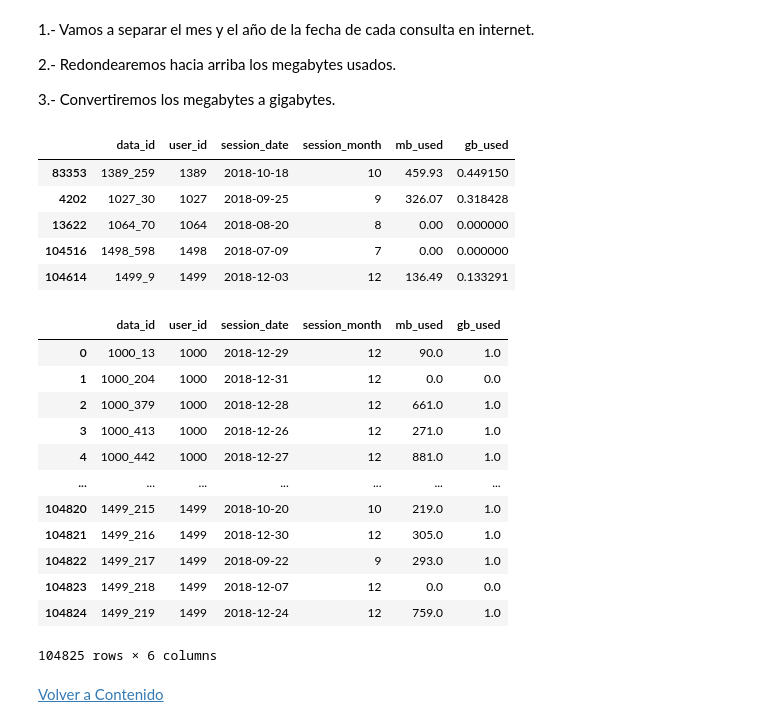
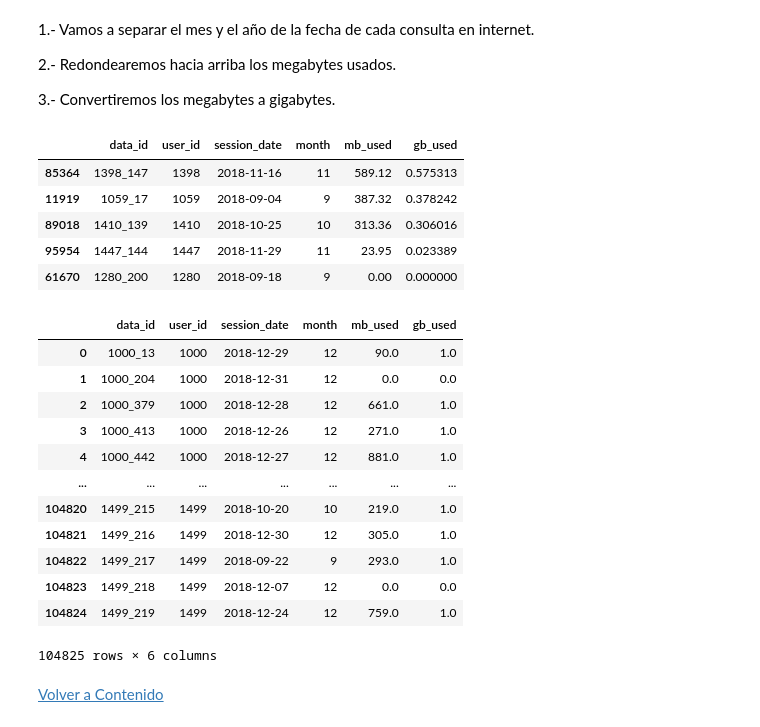
Before and after one commit to aldotoms/Proyectos-Finales-Github, a Jupyter notebook: Proyecto_SP5_V2.0.ipynb, the cells around one changed output. Drawn from its saved outputs; the diff is of its cells as text; code cells hidden in the pictures.

```diff
--- a/Proyecto_SP5_V2.0.ipynb
+++ b/Proyecto_SP5_V2.0.ipynb
@@ -794,20 +795,20 @@ Tionatiuh, he agregado una columna donde se converten los megabytes a gigabytes;
 # %%
 # Separaremos los meses y los años de la fecha de la llamada
 data_month = df_data['session_date'].dt.month
-df_data.insert(3, 'session_month', data_month)   # agregamos una columna con el mes de la consulta
+df_data.insert(3, 'month', data_month)   # agregamos una columna con el mes de la consulta
 
 # Convertimos los megabytes a gigabytes y los agregamos en otra columna
 data_gigas = df_data['mb_used'] / 1024
 df_data.insert(5, 'gb_used', data_gigas)
 
 df_data.sample(5)      # imprimimos 5 líneas aleatorias del dataframe para ver cómo quedó
 # %% [output]
-|  | data_id | user_id | session_date | session_month | mb_used | gb_used |
-| 83353 | 1389_259 | 1389 | 2018-10-18 | 10 | 459.93 | 0.449150 |
-| 4202 | 1027_30 | 1027 | 2018-09-25 | 9 | 326.07 | 0.318428 |
-| 13622 | 1064_70 | 1064 | 2018-08-20 | 8 | 0.00 | 0.000000 |
-| 104516 | 1498_598 | 1498 | 2018-07-09 | 7 | 0.00 | 0.000000 |
-| 104614 | 1499_9 | 1499 | 2018-12-03 | 12 | 136.49 | 0.133291 |
+|  | data_id | user_id | session_date | month | mb_used | gb_used |
+| 85364 | 1398_147 | 1398 | 2018-11-16 | 11 | 589.12 | 0.575313 |
+| 11919 | 1059_17 | 1059 | 2018-09-04 | 9 | 387.32 | 0.378242 |
+| 89018 | 1410_139 | 1410 | 2018-10-25 | 10 | 313.36 | 0.306016 |
+| 95954 | 1447_144 | 1447 | 2018-11-29 | 11 | 23.95 | 0.023389 |
+| 61670 | 1280_200 | 1280 | 2018-09-18 | 9 | 0.00 | 0.000000 |
 # %%
 # Redondeamos hacia arriba los megabytes usados
 df_data['mb_used'] = np.array(df_data['mb_used'])
@@ -819,7 +820,7 @@ df_data['gb_used'] = np.ceil(df_data['gb_used'])
 
 df_data
 # %% [output]
-|  | data_id | user_id | session_date | session_month | mb_used | gb_used |
+|  | data_id | user_id | session_date | month | mb_used | gb_used |
 | 0 | 1000_13 | 1000 | 2018-12-29 | 12 | 90.0 | 1.0 |
 | 1 | 1000_204 | 1000 | 2018-12-31 | 12 | 0.0 | 0.0 |
 | 2 | 1000_379 | 1000 | 2018-12-28 | 12 | 661.0 | 1.0 |
```
Also changed, not shown: parts of 27 cells of this notebook.
